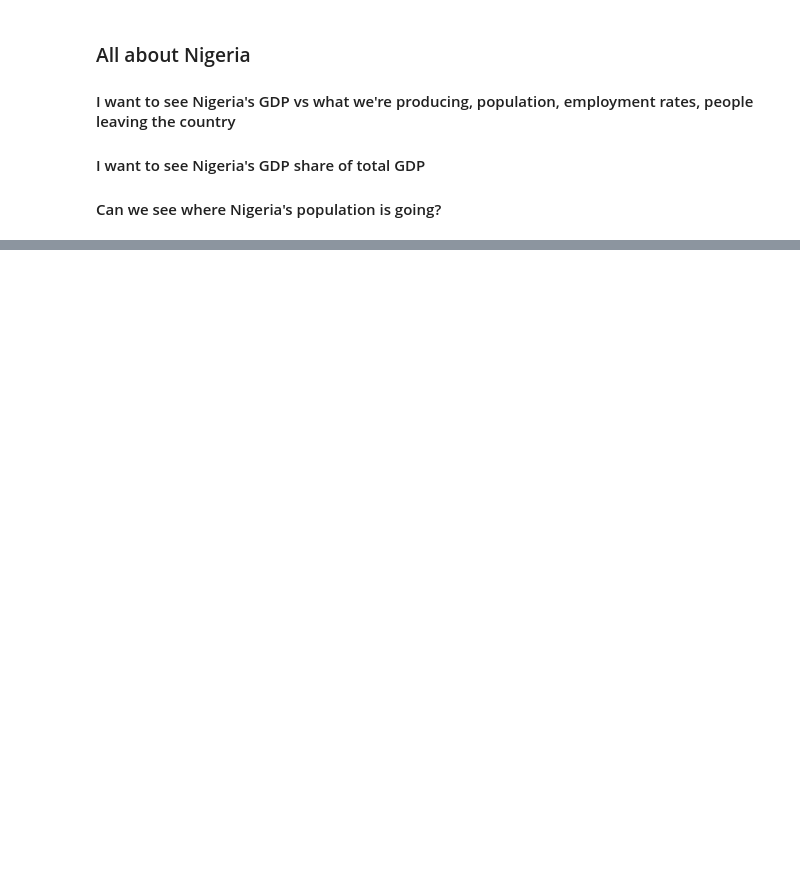
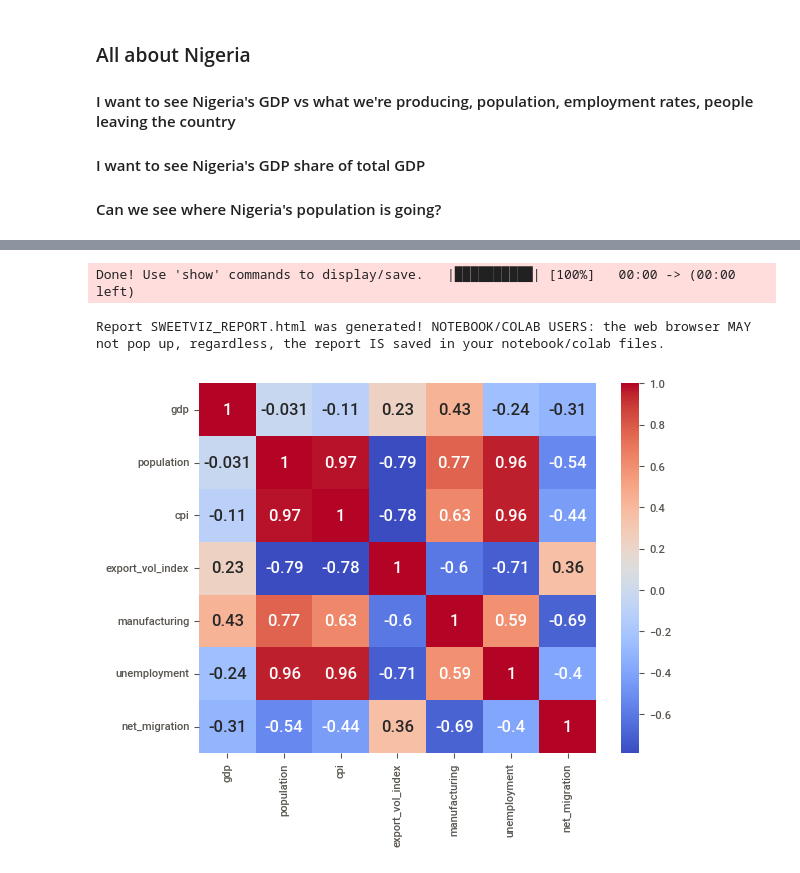
Before and after one commit to AngelitaDamola/exploration-journey, a Jupyter notebook: personal_project/explore_nigeria.ipynb, the cells around one changed output, grey strips where cells are left out. Saved outputs shown, nothing was run; the diff lists cells and outputs as text; code cells hidden in the pictures; blank space fills up the shorter version.

```diff
--- a/personal_project/explore_nigeria.ipynb
+++ b/personal_project/explore_nigeria.ipynb
@@ -39,0 +173,12 @@ dat.head(5)
+# %%
+sv_ng_dat = sv.analyze(dat)
+sv_ng_dat.show_html()
+# %% [output]
+Done! Use 'show' commands to display/save.   |██████████| [100%]   00:00 -> (00:00 left)
+Report SWEETVIZ_REPORT.html was generated! NOTEBOOK/COLAB USERS: the web browser MAY not pop up, regardless, the report IS saved in your notebook/colab files.
+# %%
+correlation_matrix = dat.corr()
+sns.heatmap(correlation_matrix, annot=True, cmap='coolwarm')
+plt.show()
+# %% [output]
+[figure, added]
```
Also changed, not shown: parts of 11 cells of this notebook.
